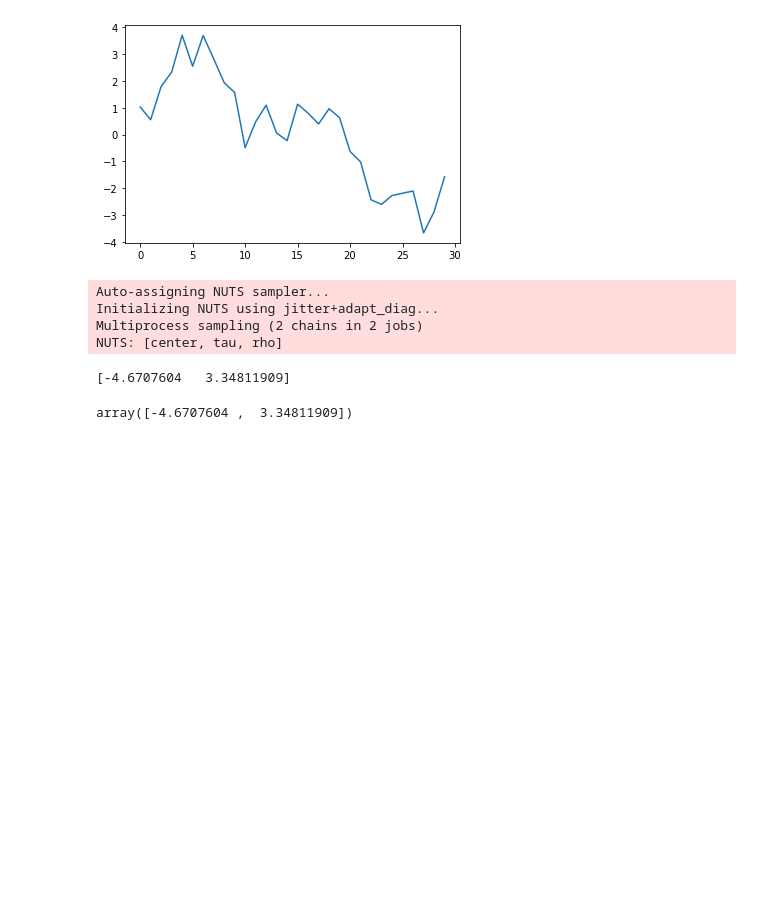
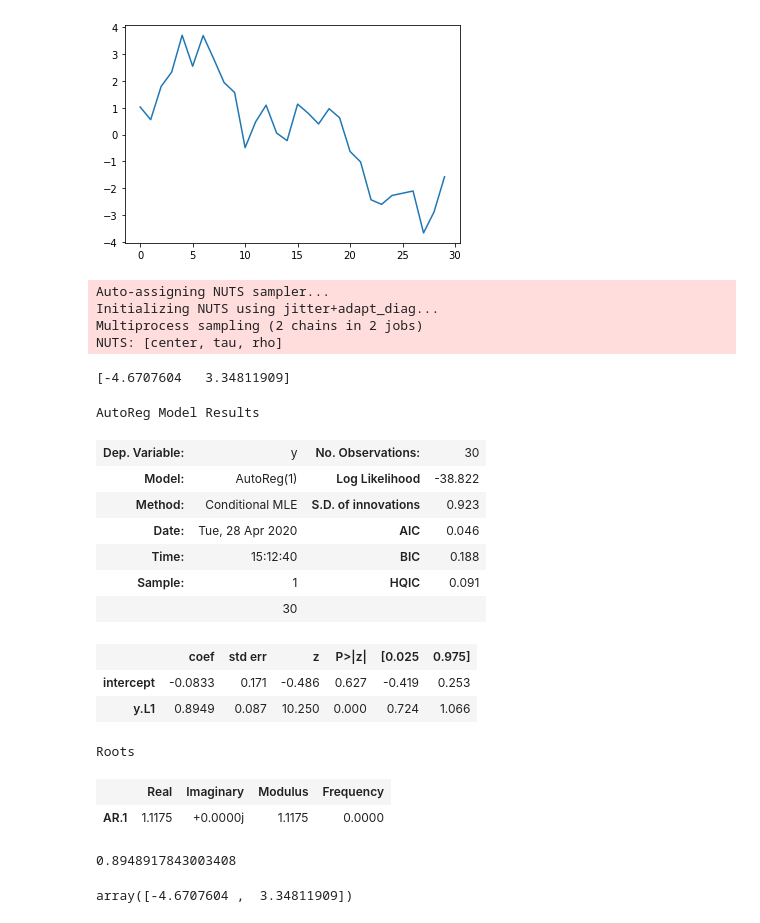
Before and after one commit to ljmartin/estimating_sem_timeseries, a Jupyter notebook: scrapbook_code/autocorr_for_discourse.ipynb, the cells around one changed output. Cells and saved outputs as stored; diff of their text form; code cells hidden in the pictures; blank space fills up the shorter version.

```diff
--- a/scrapbook_code/autocorr_for_discourse.ipynb
+++ b/scrapbook_code/autocorr_for_discourse.ipynb
@@ -146,6 +146,31 @@ Initializing NUTS using jitter+adapt_diag...
 Multiprocess sampling (2 chains in 2 jobs)
 NUTS: [center, tau, rho]
 [-4.6707604   3.34811909]
+# %%
+from statsmodels.tsa.ar_model import AutoReg
+fit_result = AutoReg(timeseries-timeseries.mean(), lags = [1]).fit()
+estimated_rho = fit_result.params[1]
+# %%
+fit_result.summary()
+# %% [output]
+AutoReg Model Results
+| Dep. Variable: | y | No. Observations: | 30 |
+| Model: | AutoReg(1) | Log Likelihood | -38.822 |
+| Method: | Conditional MLE | S.D. of innovations | 0.923 |
+| Date: | Tue, 28 Apr 2020 | AIC | 0.046 |
+| Time: | 15:12:40 | BIC | 0.188 |
+| Sample: | 1 | HQIC | 0.091 |
+|  | 30 |  |  |
+|  | coef | std err | z | P>|z| | [0.025 | 0.975] |
+| intercept | -0.0833 | 0.171 | -0.486 | 0.627 | -0.419 | 0.253 |
+| y.L1 | 0.8949 | 0.087 | 10.250 | 0.000 | 0.724 | 1.066 |
+Roots
+|  | Real | Imaginary | Modulus | Frequency |
+| AR.1 | 1.1175 | +0.0000j | 1.1175 | 0.0000 |
+# %%
+estimated_rho
+# %% [output]
+0.8948917843003408
 # %%
 pm.stats.hpd(trace['center'])
 # %% [output]
```
Also changed, not shown: 1 other file.
